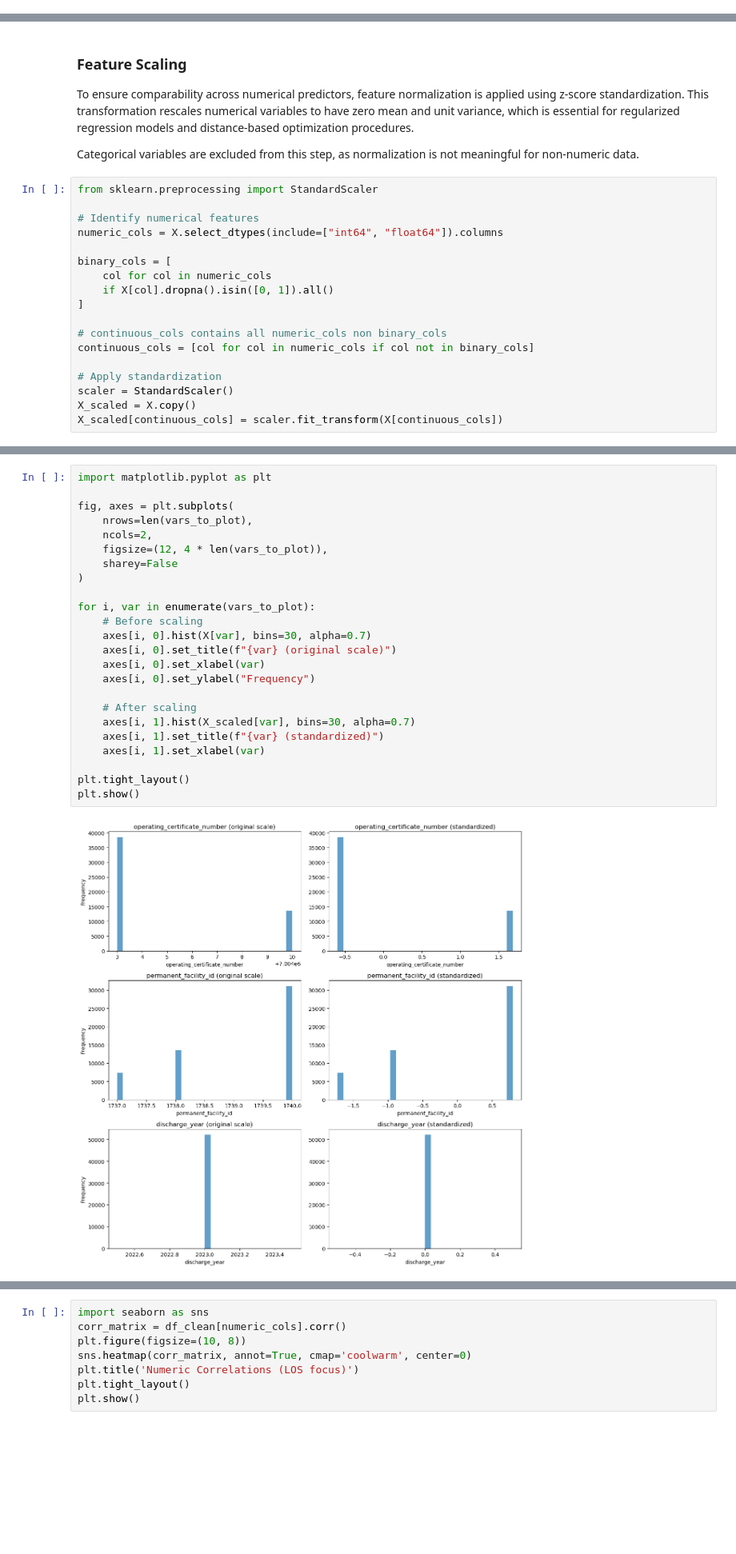
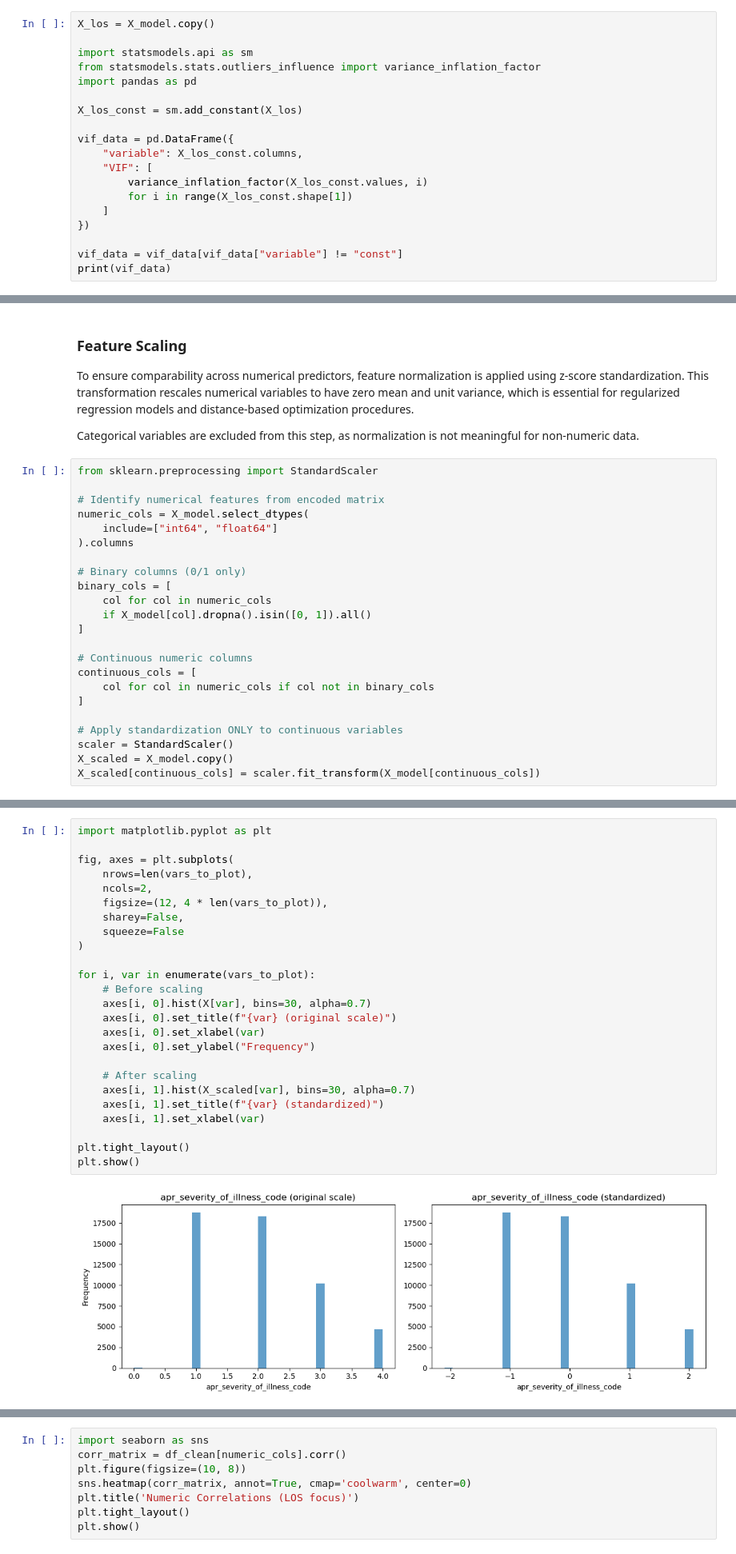
Before and after one commit to ibejerano/unie-healthcare-regression, a Jupyter notebook: src/hospital_los_regressor.ipynb, the cells around one changed output, grey strips where cells are left out. Shown at 80% size. Drawn from its saved outputs; the diff is of its cells as text; blank space fills up the shorter version.

```diff
--- a/src/hospital_los_regressor.ipynb
+++ b/src/hospital_los_regressor.ipynb
@@ -665,0 +880,19 @@ consistent with robust statistical practice.
+# %%
+X_los = X_model.copy()
+
+import statsmodels.api as sm
+from statsmodels.stats.outliers_influence import variance_inflation_factor
+import pandas as pd
+
+X_los_const = sm.add_constant(X_los)
+
+vif_data = pd.DataFrame({
+    "variable": X_los_const.columns,
+    "VIF": [
+        variance_inflation_factor(X_los_const.values, i)
+        for i in range(X_los_const.shape[1])
+    ]
+})
+
+vif_data = vif_data[vif_data["variable"] != "const"]
+print(vif_data)
@@ -676,20 +917,25 @@ meaningful for non-numeric data.
 # %%
 from sklearn.preprocessing import StandardScaler
 
-# Identify numerical features
-numeric_cols = X.select_dtypes(include=["int64", "float64"]).columns
+# Identify numerical features from encoded matrix
+numeric_cols = X_model.select_dtypes(
+    include=["int64", "float64"]
+).columns
 
+# Binary columns (0/1 only)
 binary_cols = [
     col for col in numeric_cols
-    if X[col].dropna().isin([0, 1]).all()
+    if X_model[col].dropna().isin([0, 1]).all()
 ]
 
-# continuous_cols contains all numeric_cols non binary_cols
-continuous_cols = [col for col in numeric_cols if col not in binary_cols]
+# Continuous numeric columns
+continuous_cols = [
+    col for col in numeric_cols if col not in binary_cols
+]
 
-# Apply standardization
+# Apply standardization ONLY to continuous variables
 scaler = StandardScaler()
-X_scaled = X.copy()
-X_scaled[continuous_cols] = scaler.fit_transform(X[continuous_cols])
+X_scaled = X_model.copy()
+X_scaled[continuous_cols] = scaler.fit_transform(X_model[continuous_cols])
 # %%
 # Select variables to visualize
@@ -701,29 +947,30 @@ assert all(col in X_scaled.columns for col in vars_to_plot), \
 # %%
 import matplotlib.pyplot as plt
 
 fig, axes = plt.subplots(
     nrows=len(vars_to_plot),
     ncols=2,
     figsize=(12, 4 * len(vars_to_plot)),
-    sharey=False
+    sharey=False,
+    squeeze=False
 )
 
 for i, var in enumerate(vars_to_plot):
     # Before scaling
     axes[i, 0].hist(X[var], bins=30, alpha=0.7)
     axes[i, 0].set_title(f"{var} (original scale)")
     axes[i, 0].set_xlabel(var)
     axes[i, 0].set_ylabel("Frequency")
 
     # After scaling
     axes[i, 1].hist(X_scaled[var], bins=30, alpha=0.7)
     axes[i, 1].set_title(f"{var} (standardized)")
     axes[i, 1].set_xlabel(var)
 
 plt.tight_layout()
 plt.show()
 # %% [output]
-[figure, old version]
+[figure, new version]
 # %%
 import matplotlib.pyplot as plt
 
```
Also changed, not shown: parts of 74 cells of this notebook, 1 other file.
